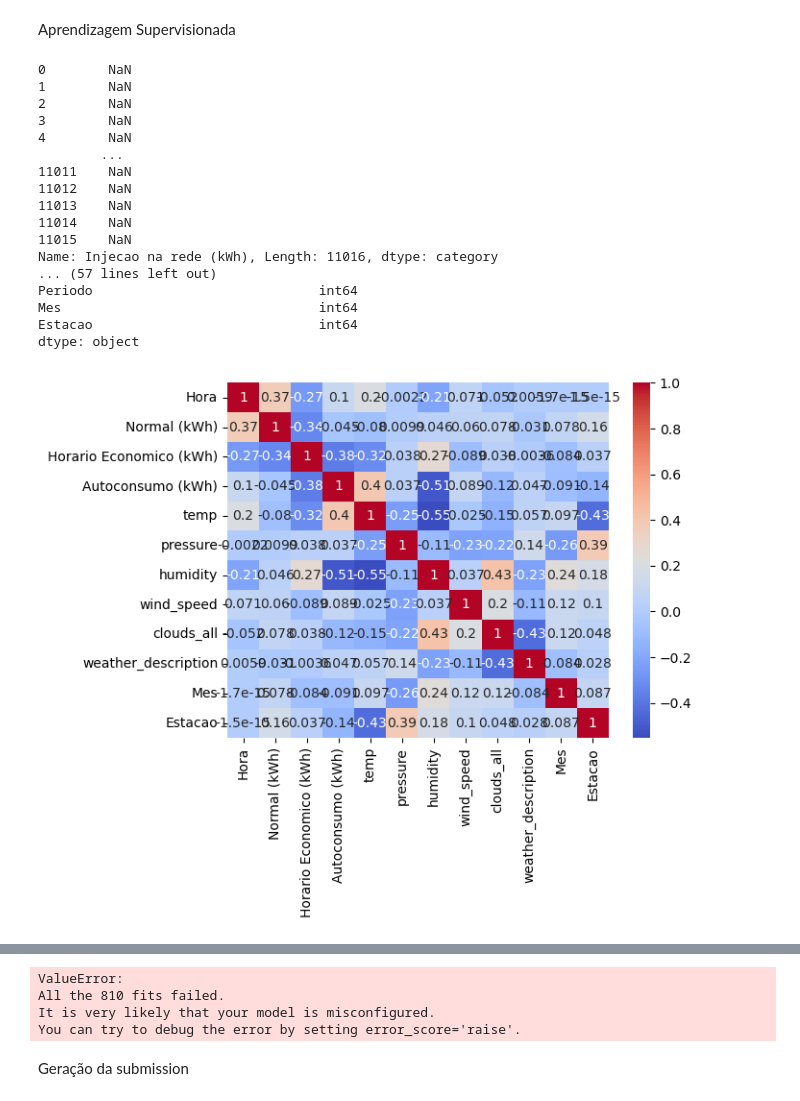
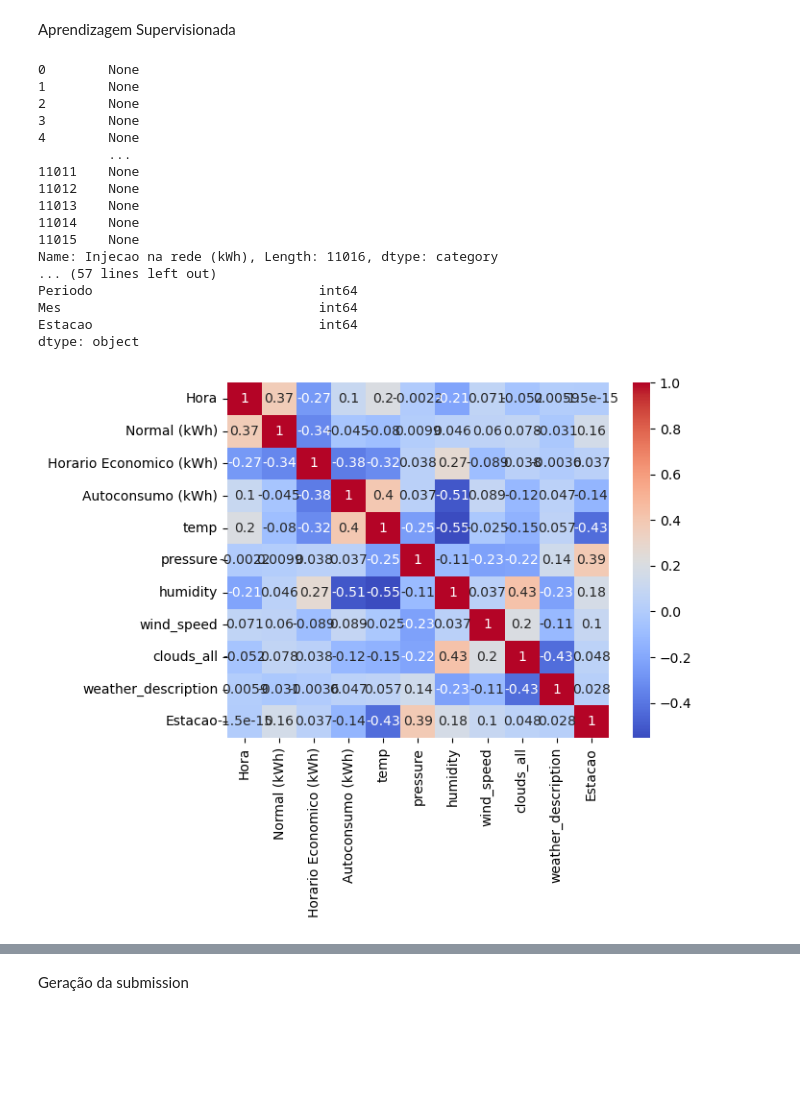
Before and after one commit to simaobarroso/tp-daa, a Jupyter notebook: competicao/comp.ipynb, the cells around one changed output, grey strips where cells are left out. Cells and saved outputs as stored; diff of their text form; code cells hidden in the pictures; blank space fills up the shorter version.

Commit message:
0.86982. Featur engeneering- Estacao

```diff
--- a/competicao/comp.ipynb
+++ b/competicao/comp.ipynb
@@ -33,11 +33,11 @@ import seaborn as sns
 # %% [markdown]
 Ingestão de Dados
 # %%
-df_energia_2021 = pd.read_csv('energia_202109-202112.csv')
+df_energia_2021 = pd.read_csv('energia_202109-202112.csv',na_filter=False)
 print (df_energia_2021.size)
-df_energia_2022 = pd.read_csv('energia_202201-202212.csv')
-df_meteo_2021 = pd.read_csv('meteo_202109-202112.csv')
-df_meteo_2022 = pd.read_csv('meteo_202201-202212.csv')
+df_energia_2022 = pd.read_csv('energia_202201-202212.csv',na_filter=False)
+df_meteo_2021 = pd.read_csv('meteo_202109-202112.csv',na_filter=False)
+df_meteo_2022 = pd.read_csv('meteo_202201-202212.csv',na_filter=False)
 
 #ver os cabeçalhos para fazer merge por data e hora
 
@@ -99,8 +99,10 @@ def extrair_mes_dia(row):
 
 def periodo_dia(row):
     if  row['Sunrise']<= row['Hora'] < 12:
+    #if  8< row['Hora'] < 12:
         return 0
     elif 12 <= row['Hora'] < row['Sunset']:
+    #elif 12 <= row['Hora'] < 8:
         return 1
     else:
         return 2
@@ -322,6 +368,8 @@ df_2023['Data'] = pd.to_datetime(df_2023['Data'])
 df_2023['Estacao'] = df_2023['Data'].apply(data_para_estacao)
 
 
+df_train['Injecao na rede (kWh)']= df_train['Injecao na rede (kWh)'].astype('category')
+
 
 
 
@@ -331,8 +379,8 @@ df_2023['Estacao'] = df_2023['Data'].apply(data_para_estacao)
 #data= df_2023['Data'].str.extract(form)
 #df_2023['Dia']= pd.to_numeric(data[0])
 
-df_train['rain_1h'] = df_train['rain_1h'].fillna(0)
-df_2023['rain_1h'] = df_2023['rain_1h'].fillna(0)
+#df_train['rain_1h'] = df_train['rain_1h'].fillna(0)
+#df_2023['rain_1h'] = df_2023['rain_1h'].fillna(0)
 
 """
 #churn to nominal
@@ -431,8 +479,8 @@ sns.histplot(df_2023["weather_description"],y=df_2023["weather_description"])
 
 # Features and target
 print(df_train.dtypes)
-x = df_train[["Hora","Normal (kWh)","Horario Economico (kWh)","Autoconsumo (kWh)","temp","pressure","humidity","wind_speed","clouds_all","weather_description","Mes",'Estacao']]
-#x = df_train[["Hora","Normal (kWh)","Horario Economico (kWh)","Autoconsumo (kWh)","temp","feels_like","temp_min","temp_max","pressure","humidity","wind_speed","clouds_all","weather_description","Mes",]]
+x = df_train[["Hora","Normal (kWh)","Horario Economico (kWh)","Autoconsumo (kWh)","temp","pressure","humidity","wind_speed","clouds_all","weather_description","Estacao"]]
+#x = df_train[["Hora","Normal (kWh)","Horario Economico (kWh)","Autoconsumo (kWh)","temp","feels_like","temp_min","temp_max","pressure","humidity","wind_speed","clouds_all","weather_description","Mes",'Estacao']]
 
 y = df_train["Injecao na rede (kWh)"]
 
@@ -440,7 +488,7 @@ correlation_matrix = x.corr()
 sns.heatmap(correlation_matrix, annot=True, cmap='coolwarm')
 plt.show()
 #remoção de feels_like. Correlação de 1 com a temperatura
-print(y)
+#print(y)
 
 # Train the linear regression model
 #lm = LinearRegression()
@@ -461,6 +509,8 @@ df_2023.drop(['feels_like'], axis='columns', inplace=True)
 df_2023.drop(['temp_max'], axis='columns', inplace=True)
 df_2023.drop(['temp_min'], axis='columns', inplace=True)
 df_2023.drop(['Periodo'], axis='columns', inplace=True)
+df_2023.drop(['Mes'], axis='columns', inplace=True)
+#df_2023.drop(['Estacao'], axis='columns', inplace=True)
 
 
 #clf = DecisionTreeClassifier(random_state=2022)
@@ -468,12 +518,6 @@ df_2023.drop(['Periodo'], axis='columns', inplace=True)
 #clf.fit(x, y)
 
 """
-param_grid = {
-    'n_estimators': [10,25,50,75,100,150],
-    'max_features': ['auto', 'sqrt', 'log2'],
-    'max_depth' : [4,5,6,7,8],
-    'criterion' :['gini', 'entropy']
-}
 
 # Create a base model
 rfc = RandomForestClassifier(random_state=42)
@@ -483,7 +527,20 @@ grid_search = GridSearchCV(estimator=rfc, param_grid=param_grid, refit=True, ver
 
 # Fit the grid search to the data
 grid_search.fit(x, y)
+
+param_grid = {
+    'n_estimators': [10,25,50,75,100,150],
+    'max_features': ['auto', 'sqrt', 'log2'],
+    'max_depth' : [4,5,6,7,8],
+    'criterion' :['gini', 'entropy']
+}
+
 """
+
+
+
+# Crie um modelo de Árvore de Decisão
+dt = DecisionTreeClassifier(random_state=42)
 
 param_grid = {
     'criterion': ['gini', 'entropy','log_loss'],
@@ -491,9 +548,6 @@ param_grid = {
     'min_samples_split': [2, 5, 10],
     'min_samples_leaf': [1, 2, 4],
 }
-
-# Crie um modelo de Árvore de Decisão
-dt = DecisionTreeClassifier(random_state=42)
 
 # Use GridSearchCV para encontrar os melhores hiperparâmetros
 grid_search = GridSearchCV(estimator=dt, param_grid=param_grid,refit=True, verbose=2)
@@ -521,42 +575,42 @@ for elem in predict:
     elif elem <1.5:
         prediction1.append('Low')
     elif elem <2.5:
         prediction1.append('Medium')
     elif elem <3.5:
         prediction1.append('None')
     elif elem <4.5:
         prediction1.append('Very High')
 """
 
 # Create a DataFrame with 'RowId' and 'Result'
 data = pd.DataFrame({'RowId': range(1, len(df_2023) + 1), 'Result': prediction1})
 
 
 
 
 # Save the data to a CSV file
 #print(predict)
 data.to_csv('predictions.csv', index=False)
 
 # Print the predictions
 #print("Predictions:")
 #print(predict)
 # %% [output]
-0        NaN
-1        NaN
-2        NaN
-3        NaN
-4        NaN
-        ...
-11011    NaN
-11012    NaN
-11013    NaN
-11014    NaN
-11015    NaN
+0        None
+1        None
+2        None
+3        None
+4        None
+         ...
+11011    None
+11012    None
+11013    None
+11014    None
+11015    None
 Name: Injecao na rede (kWh), Length: 11016, dtype: category
 ... (57 lines left out)
 Periodo                             int64
 Mes                                 int64
 Estacao                             int64
 dtype: object
-[figure, old version]
+[figure, new version]
@@ -580,6 +634,2 @@ Name: Injecao na rede (kWh), Length: 11016, dtype: category
-ValueError:
-All the 810 fits failed.
-It is very likely that your model is misconfigured.
-You can try to debug the error by setting error_score='raise'.
 # %% [markdown]
 Geração da submission
```
Also changed, not shown: parts of 13 cells of this notebook, 1 other file.
